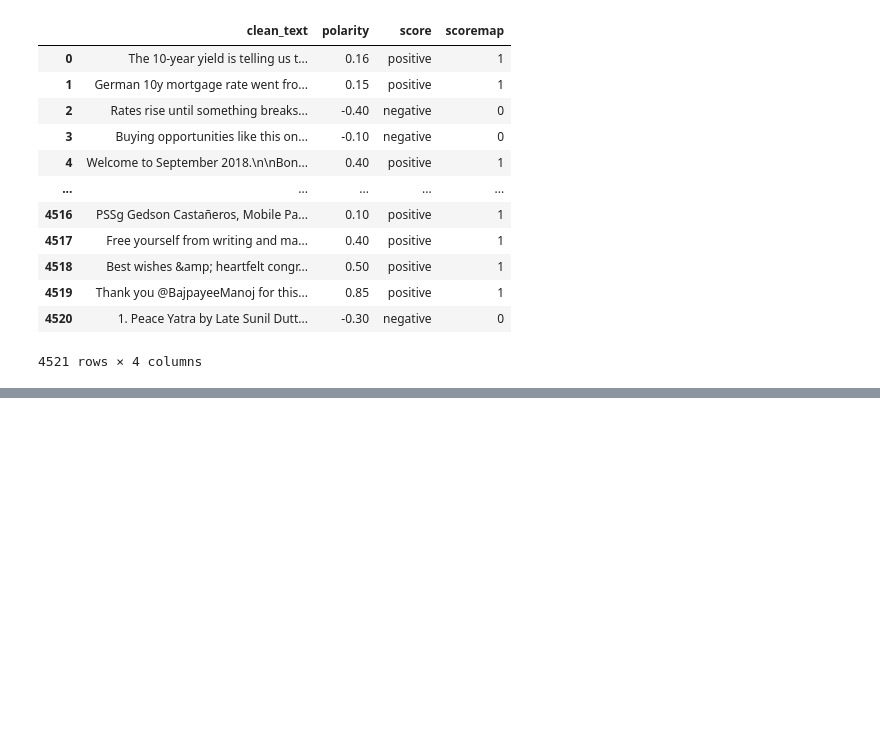
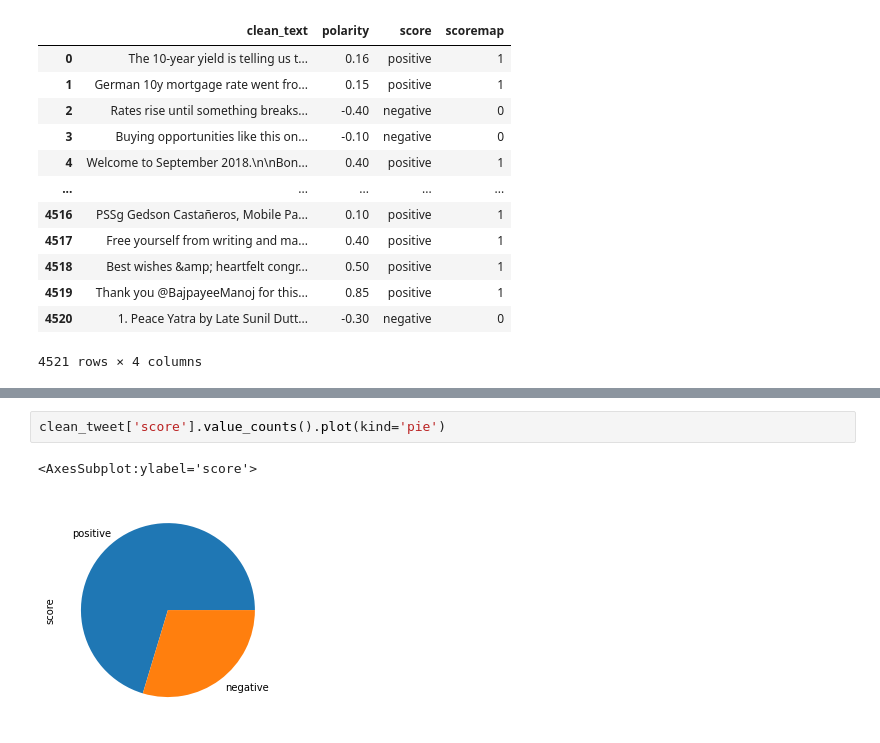
Before and after one commit to Abel-Blue/Twitter-Data-Analysis, a Jupyter notebook: Notebooks/Challenge_ Day2.ipynb, the cells around one changed output, grey strips where cells are left out. Saved outputs shown, nothing was run; the diff lists cells and outputs as text; blank space fills up the shorter version.

```diff
--- a/Notebooks/Challenge_ Day2.ipynb
+++ b/Notebooks/Challenge_ Day2.ipynb
@@ -298,0 +304,5 @@ clean_tweet
+# %%
+clean_tweet['score'].value_counts().plot(kind='pie')
+# %% [output]
+<AxesSubplot:ylabel='score'>
+[figure, added]
```
Also changed, not shown: parts of 1 cell of this notebook.
